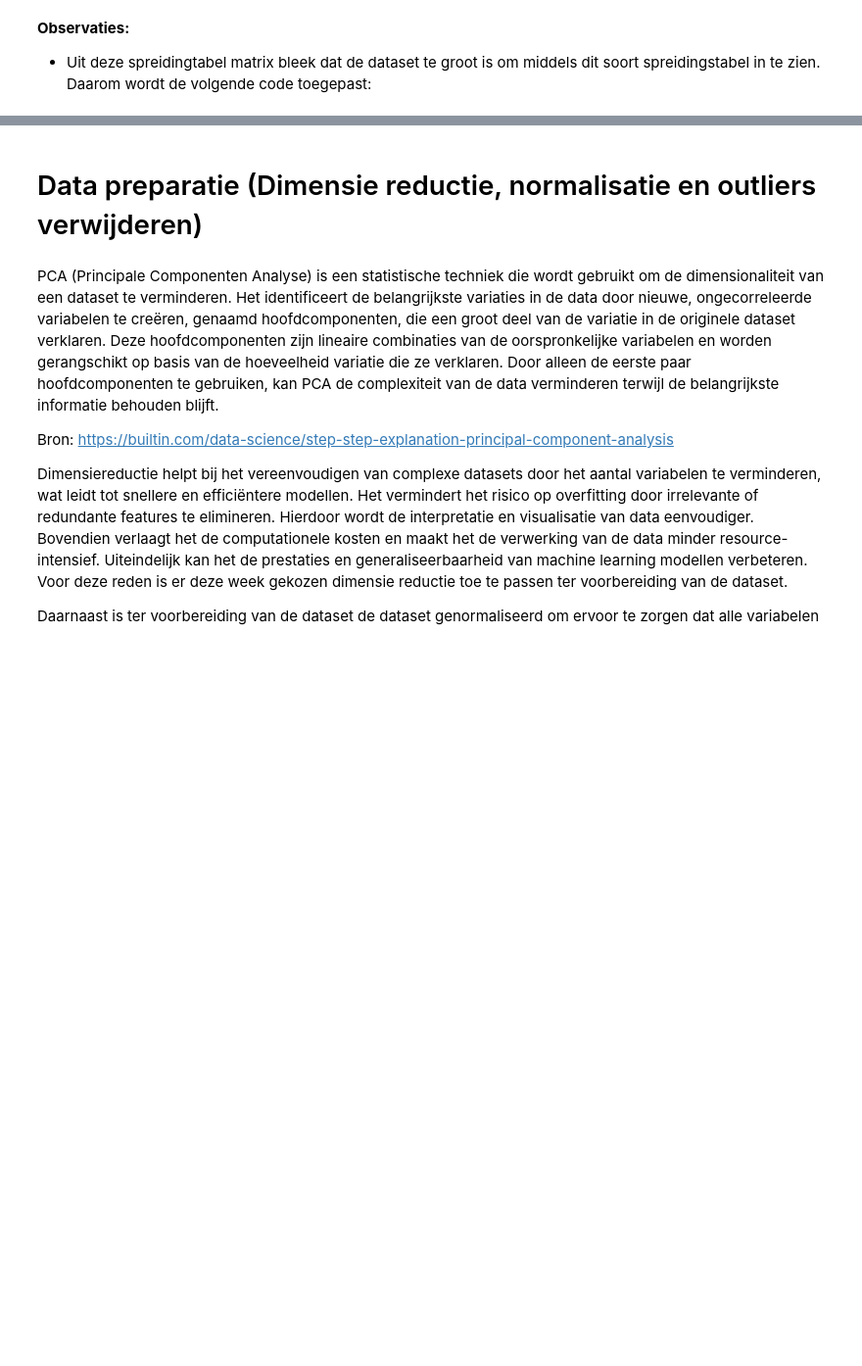
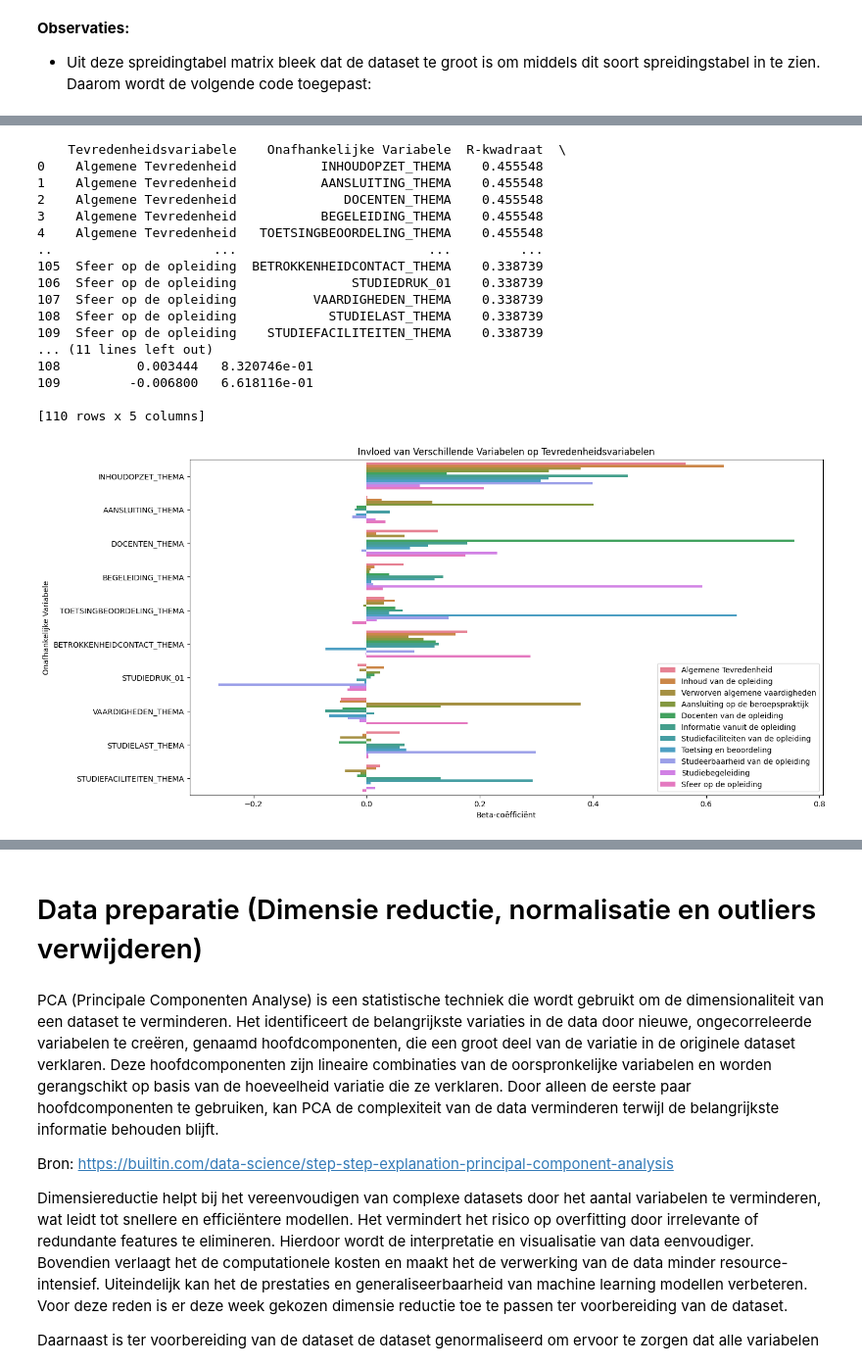
Before and after one commit to TheVioletRaven/NSE_OU, a Jupyter notebook: Casus_Open_Universiteit.ipynb, the cells around one changed output, grey strips where cells are left out. Shown at 98% size. Saved outputs shown, nothing was run; the diff lists cells and outputs as text; code cells hidden in the pictures; blank space fills up the shorter version.

```diff
--- a/Casus_Open_Universiteit.ipynb
+++ b/Casus_Open_Universiteit.ipynb
@@ -201,0 +209,79 @@ sns.pairplot(sampled_df)
+# %%
+
+
+# Mapping van originele kolomnamen naar duidelijkere namen
+column_mapping = {
+    'TEVREDENHEIDALGEMEEN_01': 'Algemene Tevredenheid',
+    'TEVREDENHEIDALGEMEEN_02': 'Inhoud van de opleiding',
+    'TEVREDENHEIDALGEMEEN_03': 'Verworven algemene vaardigheden',
+    'TEVREDENHEIDALGEMEEN_05': 'Aansluiting op de beroepspraktijk',
+    'TEVREDENHEIDALGEMEEN_06': 'Docenten van de opleiding',
+    'TEVREDENHEIDALGEMEEN_07': 'Informatie vanuit de opleiding',
+    'TEVREDENHEIDALGEMEEN_08': 'Studiefaciliteiten van de opleiding',
+    'TEVREDENHEIDALGEMEEN_09': 'Toetsing en beoordeling',
+    'TEVREDENHEIDALGEMEEN_10': 'Studeerbaarheid van de opleiding',
+    'TEVREDENHEIDALGEMEEN_11': 'Studiebegeleiding',
+    'TEVREDENHEIDALGEMEEN_12': 'Sfeer op de opleiding',
+}
+
+# Selecteer de tevredenheidsvariabelen met duidelijkere namen
+tevredenheid_columns = list(column_mapping.keys())
+
+# Selecteer de relevante onafhankelijke variabelen
+onafhankelijke_variabelen = [
+    'INHOUDOPZET_THEMA', 'AANSLUITING_THEMA', 'DOCENTEN_THEMA', 'BEGELEIDING_THEMA',
+    'TOETSINGBEOORDELING_THEMA', 'BETROKKENHEIDCONTACT_THEMA', 'STUDIEDRUK_01',
+    'VAARDIGHEDEN_THEMA', 'STUDIELAST_THEMA', 'STUDIEFACILITEITEN_THEMA'
+]
+
+# Resultaten opslaan
+regressie_resultaten = []
+
+# Voer regressieanalyse uit voor elke tevredenheidsvariabele
+for column in tevredenheid_columns:
+    X = df_imputed[onafhankelijke_variabelen]
+    y = df_imputed[column]
+
+    # Voeg een constante toe aan het model (intercept)
+    X = sm.add_constant(X)
+
+    # Voer de regressieanalyse uit
+    model = sm.OLS(y, X).fit()
+
+    # Voeg de resultaten toe aan de lijst
+    for var in onafhankelijke_variabelen:
+        regressie_resultaten.append((column_mapping[column], var, model.rsquared, model.params[var], model.pvalues[var]))
+
+# Resultaten omzetten naar een DataFrame voor overzichtelijkheid
+resultaten_df = pd.DataFrame(regressie_resultaten, columns=['Tevredenheidsvariabele', 'Onafhankelijke Variabele', 'R-kwadraat', 'Beta-coëfficiënt', 'p-waarde'])
+
+# Toon de resultaten
+print(resultaten_df)
+
+# Visualiseer de beta-coëfficiënten van de regressieanalyse
+plt.figure(figsize=(15, 8))
+sns.barplot(x='Beta-coëfficiënt', y='Onafhankelijke Variabele', hue='Tevredenheidsvariabele', data=resultaten_df)
+plt.title('Invloed van Verschillende Variabelen op Tevredenheidsvariabelen')
+plt.xlabel('Beta-coëfficiënt')
+plt.ylabel('Onafhankelijke Variabele')
+plt.legend(loc='best')
+plt.show()
+# %% [output]
+    Tevredenheidsvariabele    Onafhankelijke Variabele  R-kwadraat  \
+0    Algemene Tevredenheid           INHOUDOPZET_THEMA    0.455548
+1    Algemene Tevredenheid           AANSLUITING_THEMA    0.455548
+2    Algemene Tevredenheid              DOCENTEN_THEMA    0.455548
+3    Algemene Tevredenheid           BEGELEIDING_THEMA    0.455548
+4    Algemene Tevredenheid   TOETSINGBEOORDELING_THEMA    0.455548
+..                     ...                         ...         ...
+105  Sfeer op de opleiding  BETROKKENHEIDCONTACT_THEMA    0.338739
+106  Sfeer op de opleiding               STUDIEDRUK_01    0.338739
+107  Sfeer op de opleiding          VAARDIGHEDEN_THEMA    0.338739
+108  Sfeer op de opleiding            STUDIELAST_THEMA    0.338739
+109  Sfeer op de opleiding    STUDIEFACILITEITEN_THEMA    0.338739
+... (11 lines left out)
+108          0.003444   8.320746e-01
+109         -0.006800   6.618116e-01
+
+[110 rows x 5 columns]
+[figure, added]
```
Also changed, not shown: parts of 12 cells of this notebook, 1 other file.
